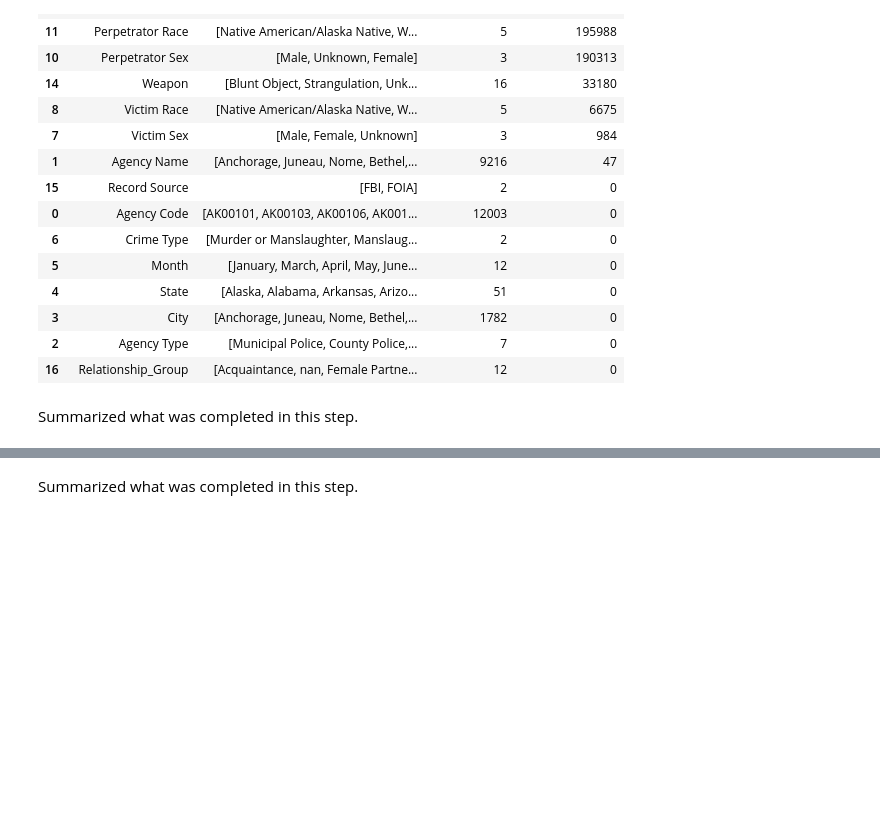
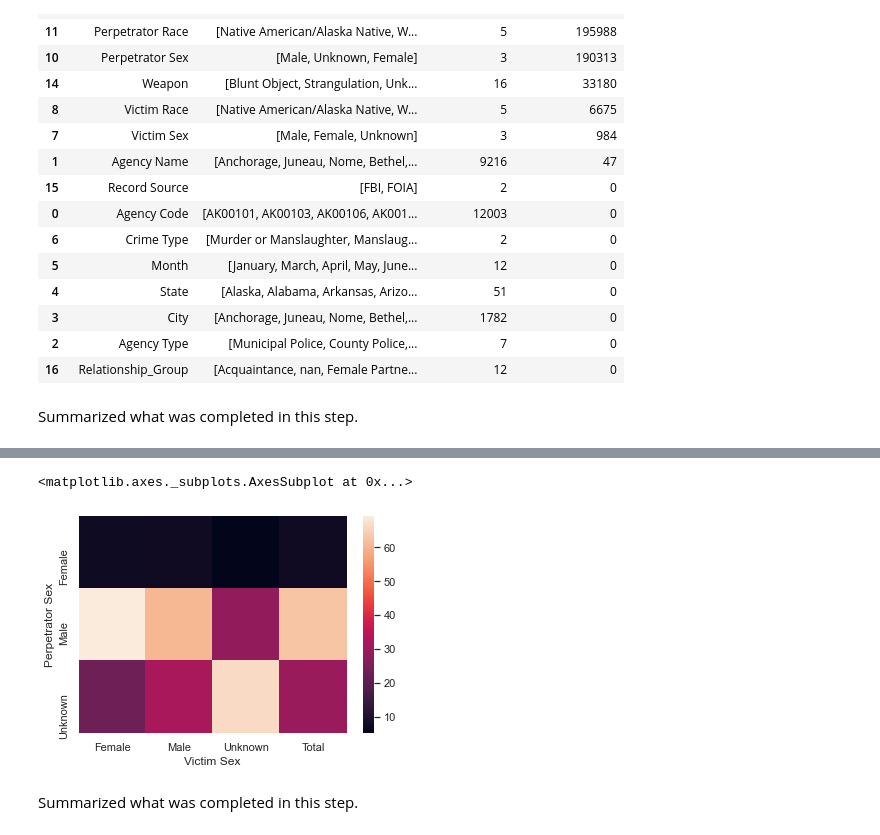
Before and after one commit to pretttyvo/ML1-Visualization-and-Data-Preprocessing, a Jupyter notebook: Lab 1/Jupyter Notebooks/Template.ipynb, the cells around one changed output, grey strips where cells are left out. Cells and saved outputs as stored; diff of their text form; code cells hidden in the pictures; blank space fills up the shorter version.

```diff
--- a/Lab 1/Jupyter Notebooks/Template.ipynb
+++ b/Lab 1/Jupyter Notebooks/Template.ipynb
@@ -590,3 +367,13 @@ pv_weapons.sort_values(by=0, ascending=0)
+# %%
+ct_sex = pd.crosstab(df['Perpetrator Sex'],
+                 df['Victim Sex'],
+                margins=True,
+                margins_name='Total',
+                normalize='columns')*100 # to percentage
+sns.heatmap(ct_sex)
+# %% [output]
+<matplotlib.axes._subplots.AxesSubplot at 0x...>
+[figure, added]
 # %% [markdown]
 Summarized what was completed in this step.
 # %% [markdown]
```
Also changed, not shown: parts of 32 cells of this notebook.
